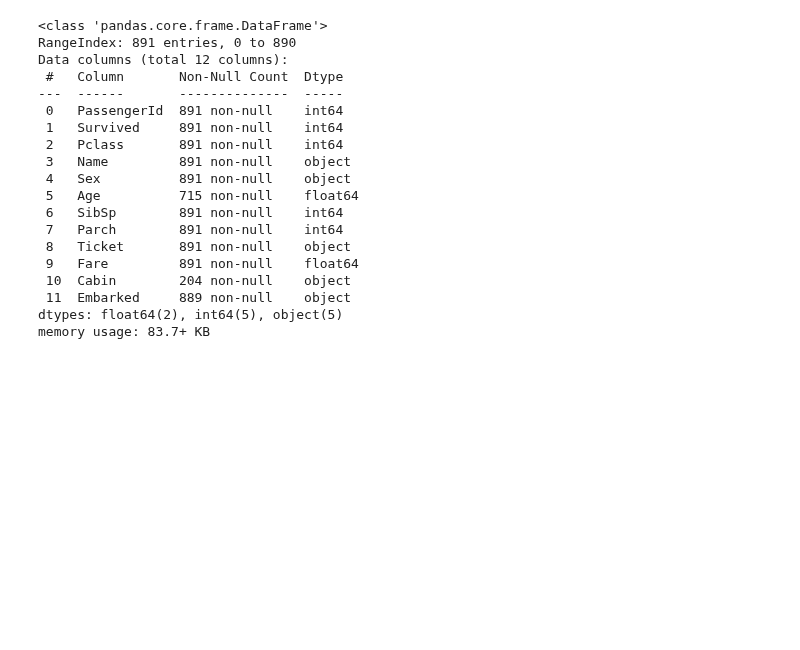
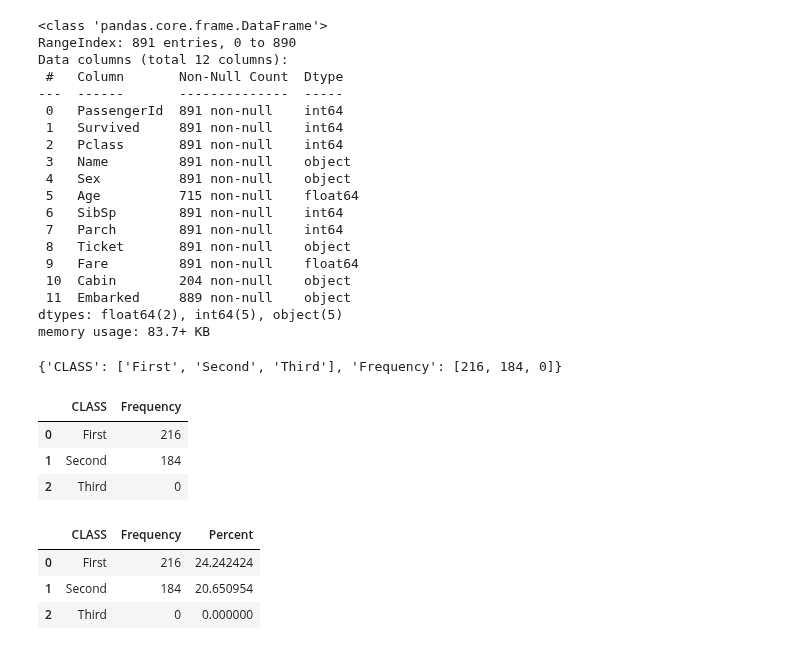
Before and after one commit to IsaacG-L/AI, a Jupyter notebook: Semester 1/Titanic/Titanic.ipynb, the cells around one changed output. Cells and saved outputs as stored; diff of their text form; code cells hidden in the pictures; blank space fills up the shorter version.

Commit message:
Final set of Challenges
Found the amount of people in certain classes and their percentage!

```diff
--- a/Semester 1/Titanic/Titanic.ipynb
+++ b/Semester 1/Titanic/Titanic.ipynb
@@ -147,0 +152,38 @@ memory usage: 83.7+ KB
+# %%
+classes = {"CLASS":[], "Frequency":[]}
+countFirst = 0
+countSecond = 0
+countThird = 0
+for ticket in data["Pclass"]:
+    if ticket == 1:
+        countFirst = countFirst + 1
+    elif ticket == 2:
+        countSecond = countSecond + 1
+    elif ticket == 3:
+        countThird == countThird + 1
+classes["CLASS"].append("First")
+classes["CLASS"].append("Second")
+classes["CLASS"].append("Third")
+classes["Frequency"].append(countFirst)
+classes["Frequency"].append(countSecond)
+classes["Frequency"].append(countThird)
+classes
+# %% [output]
+{'CLASS': ['First', 'Second', 'Third'], 'Frequency': [216, 184, 0]}
+# %%
+freqTable = pd.DataFrame(classes)
+freqTable
+# %% [output]
+|  | CLASS | Frequency |
+| 0 | First | 216 |
+| 1 | Second | 184 |
+| 2 | Third | 0 |
+# %%
+freqTable["Percent"] = (freqTable["Frequency"] / len(data)) * 100
+# %%
+freqTable.head()
+# %% [output]
+|  | CLASS | Frequency | Percent |
+| 0 | First | 216 | 24.242424 |
+| 1 | Second | 184 | 20.650954 |
+| 2 | Third | 0 | 0.000000 |
```
Also changed, not shown: parts of 1 cell of this notebook.
